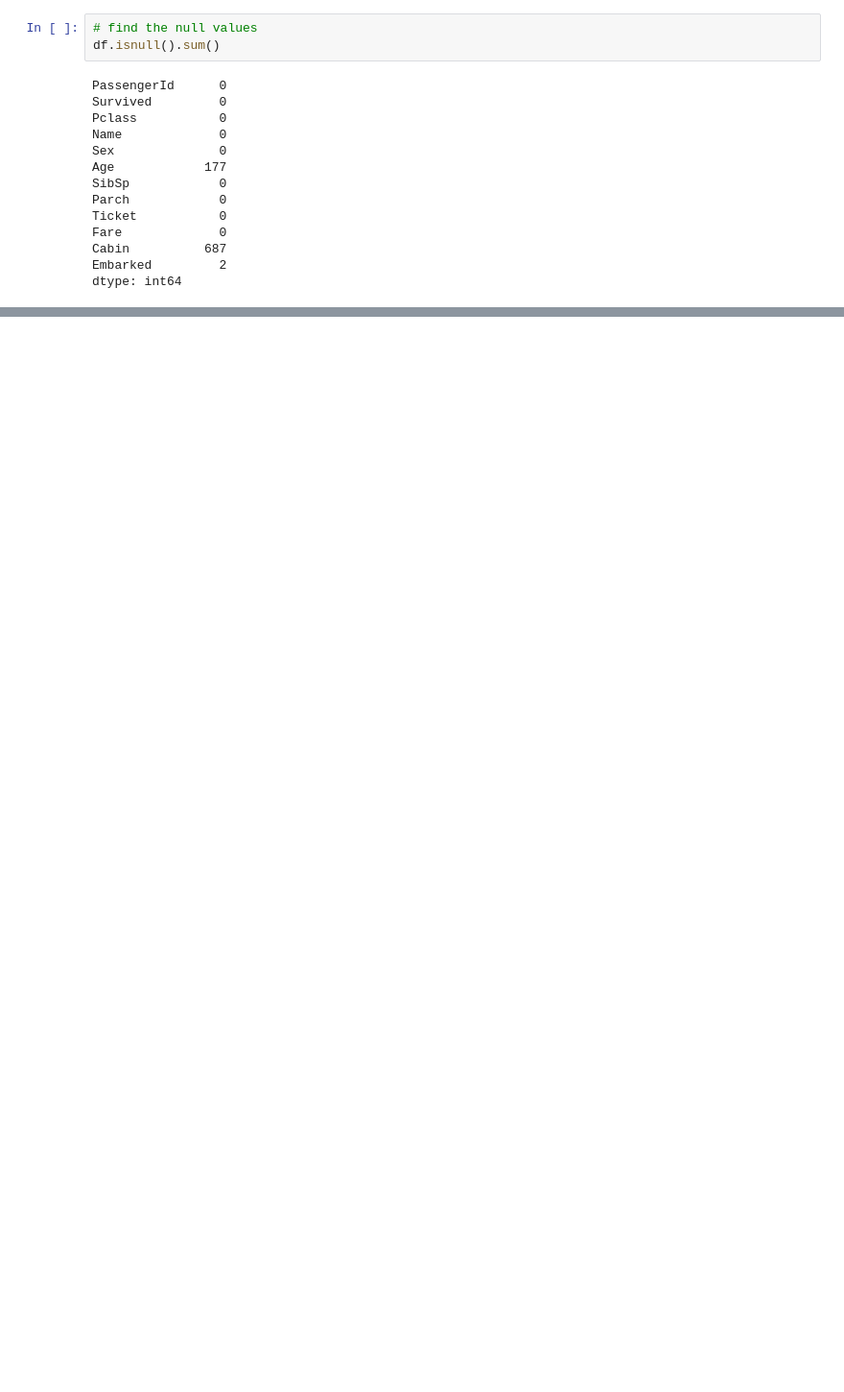
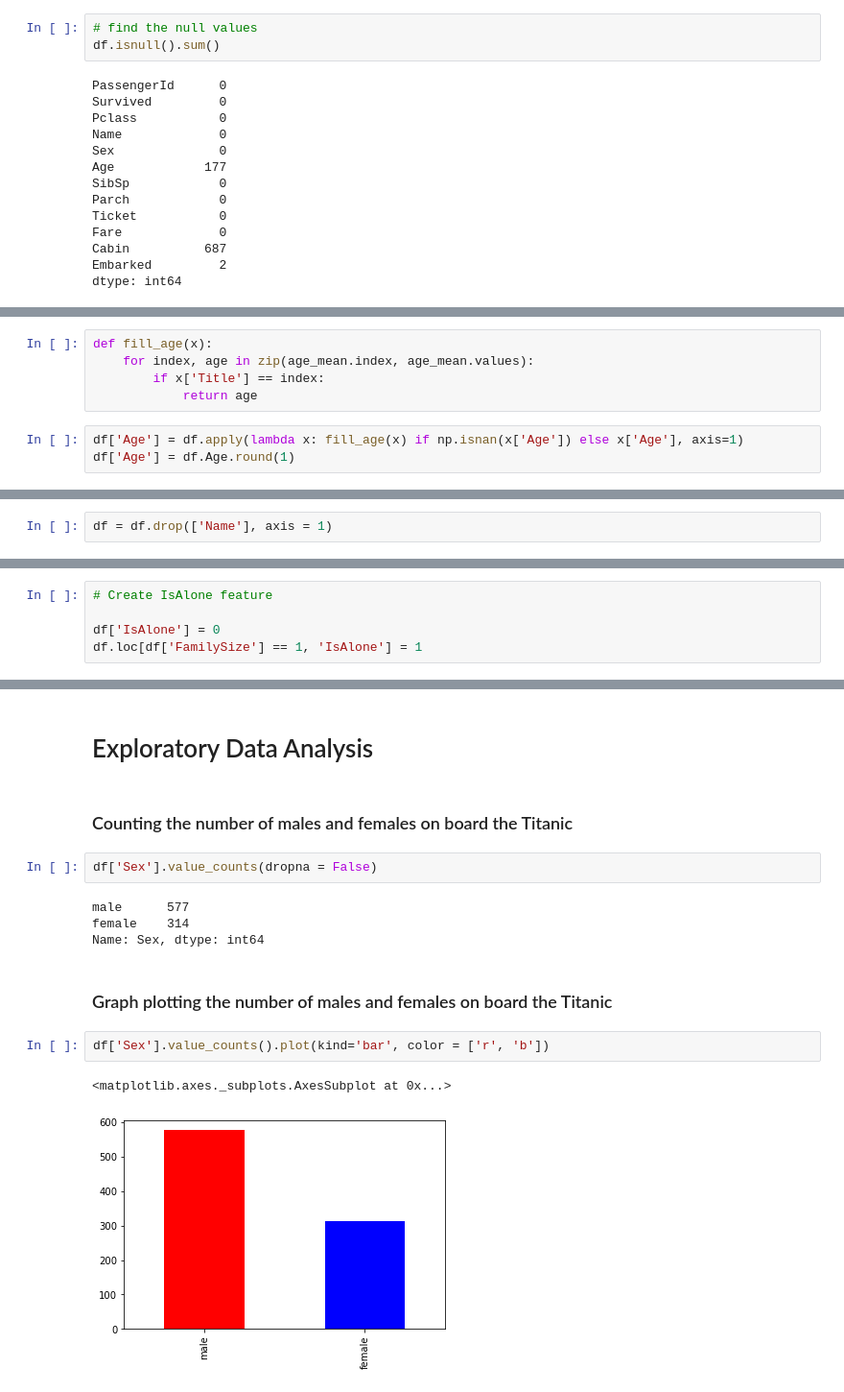
Before and after one commit to chiderac/Titanic-Coursework, a Jupyter notebook: Titanic Coursework.ipynb, the cells around one changed output, grey strips where cells are left out. Shown at 96% size. Drawn from its saved outputs; the diff is of its cells as text; blank space fills up the shorter version.

```diff
--- a/Titanic Coursework.ipynb
+++ b/Titanic Coursework.ipynb
@@ -96,0 +213,8 @@ dtype: int64
+# %%
+def fill_age(x):
+    for index, age in zip(age_mean.index, age_mean.values):
+        if x['Title'] == index:
+            return age
+# %%
+df['Age'] = df.apply(lambda x: fill_age(x) if np.isnan(x['Age']) else x['Age'], axis=1)
+df['Age'] = df.Age.round(1)
@@ -96,0 +237,2 @@ dtype: int64
+# %%
+df = df.drop(['Name'], axis = 1)
@@ -96,0 +253,5 @@ dtype: int64
+# %%
+# Create IsAlone feature
+
+df['IsAlone'] = 0
+df.loc[df['FamilySize'] == 1, 'IsAlone'] = 1
@@ -96,0 +280,17 @@ dtype: int64
+# %% [markdown]
+# Exploratory Data Analysis
+# %% [markdown]
+### Counting the number of males and females on board the Titanic
+# %%
+df['Sex'].value_counts(dropna = False)
+# %% [output]
+male      577
+female    314
+Name: Sex, dtype: int64
+# %% [markdown]
+### Graph plotting the number of males and females on board the Titanic
+# %%
+df['Sex'].value_counts().plot(kind='bar', color = ['r', 'b'])
+# %% [output]
+<matplotlib.axes._subplots.AxesSubplot at 0x...>
+[figure, added]
```
Also changed, not shown: parts of 156 cells of this notebook.
